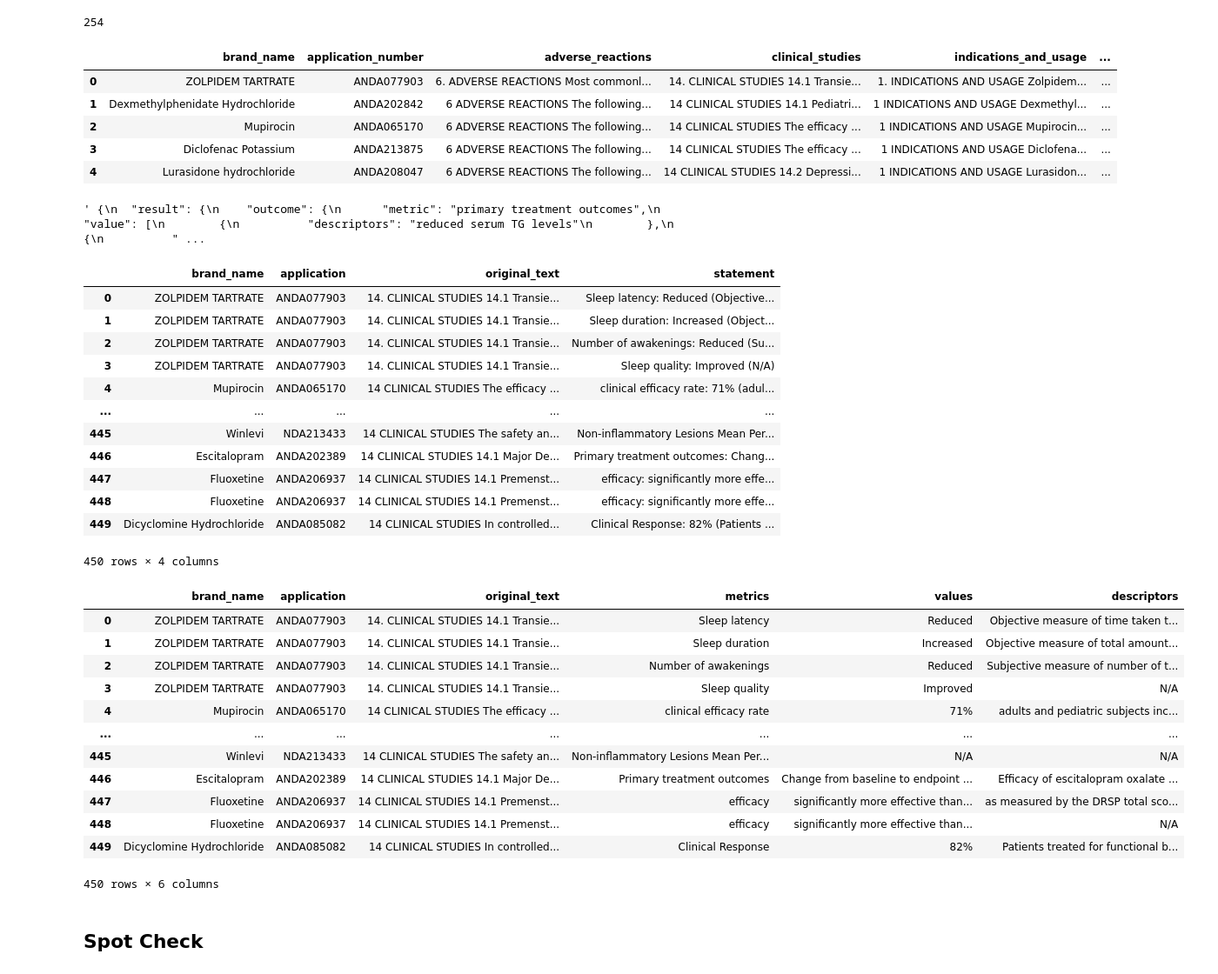
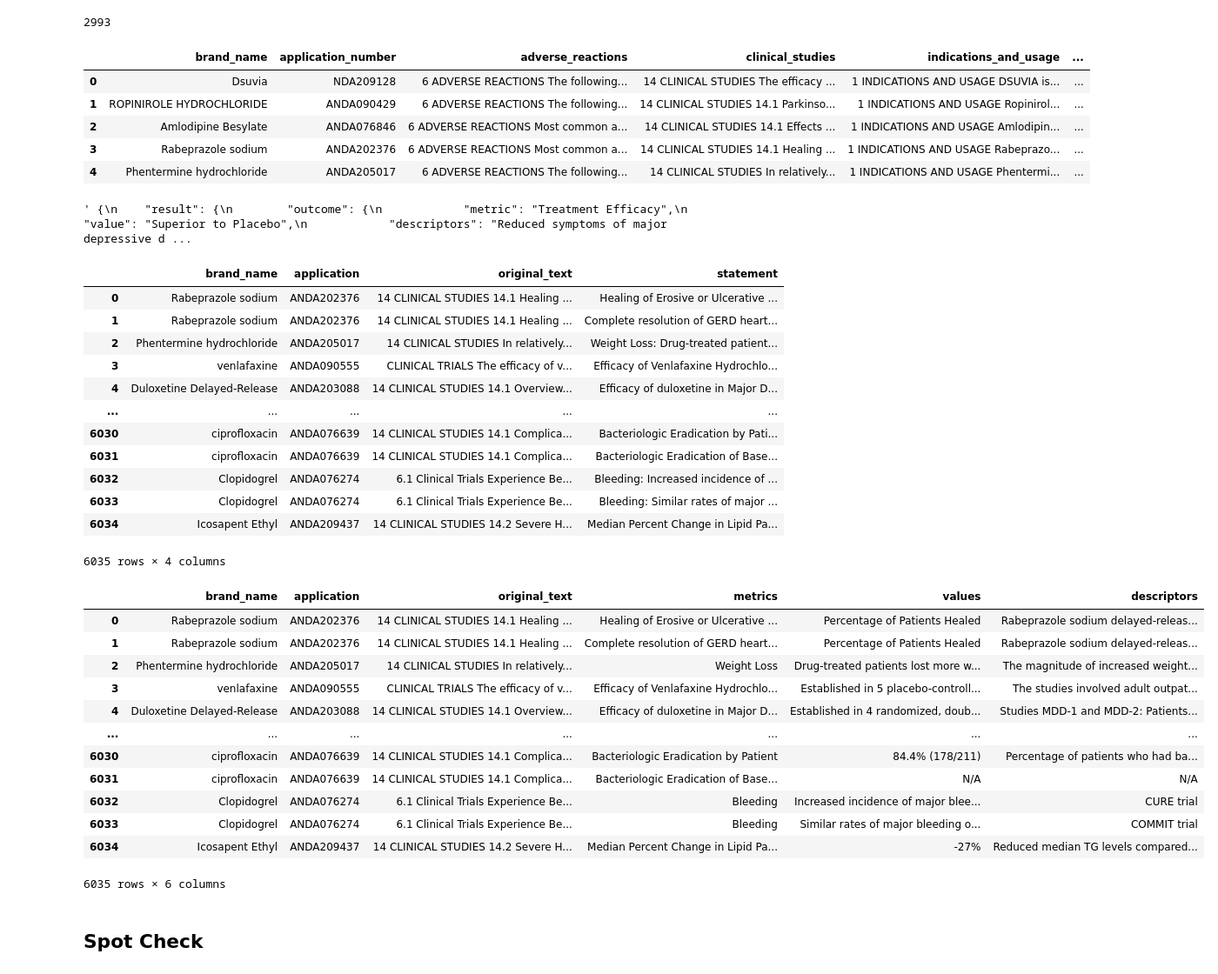
Before and after one commit to GenomicMedLab/fda-nlp, a Jupyter notebook: DGIdb/random-test/process-data.ipynb, the cells around one changed output. Shown at 87% size. Drawn from its saved outputs; the diff is of its cells as text; code cells hidden in the pictures.

```diff
--- a/DGIdb/random-test/process-data.ipynb
+++ b/DGIdb/random-test/process-data.ipynb
@@ -9,7 +9,7 @@ directory = 'results/'
 df = pd.DataFrame()
 for file in natsorted(os.listdir(directory)):
     print(file)
-    tdf = pd.read_excel(f'{directory}/{file}').drop(columns='Unnamed: 0',axis=1)
+    tdf = pd.read_excel(f'{directory}/{file}',engine='openpyxl').drop(columns='Unnamed: 0',axis=1)
     df = pd.concat([df,tdf]).reset_index(drop=True)
 
 df[0:5]
@@ -40,13 +33,13 @@ df = df[df['application_number'].isnull()==False].reset_index(drop=True)
 print(len(df))
 df[0:5]
 # %% [output]
-254
+2993
 |  | brand_name | application_number | adverse_reactions | clinical_studies | indications_and_usage | ... |
-| 0 | ZOLPIDEM TARTRATE | ANDA077903 | 6. ADVERSE REACTIONS Most commonl... | 14. CLINICAL STUDIES 14.1 Transie... | 1. INDICATIONS AND USAGE Zolpidem... | ... |
-| 1 | Dexmethylphenidate Hydrochloride | ANDA202842 | 6 ADVERSE REACTIONS The following... | 14 CLINICAL STUDIES 14.1 Pediatri... | 1 INDICATIONS AND USAGE Dexmethyl... | ... |
-| 2 | Mupirocin | ANDA065170 | 6 ADVERSE REACTIONS The following... | 14 CLINICAL STUDIES The efficacy ... | 1 INDICATIONS AND USAGE Mupirocin... | ... |
-| 3 | Diclofenac Potassium | ANDA213875 | 6 ADVERSE REACTIONS The following... | 14 CLINICAL STUDIES The efficacy ... | 1 INDICATIONS AND USAGE Diclofena... | ... |
-| 4 | Lurasidone hydrochloride | ANDA208047 | 6 ADVERSE REACTIONS The following... | 14 CLINICAL STUDIES 14.2 Depressi... | 1 INDICATIONS AND USAGE Lurasidon... | ... |
+| 0 | Dsuvia | NDA209128 | 6 ADVERSE REACTIONS The following... | 14 CLINICAL STUDIES The efficacy ... | 1 INDICATIONS AND USAGE DSUVIA is... | ... |
+| 1 | ROPINIROLE HYDROCHLORIDE | ANDA090429 | 6 ADVERSE REACTIONS The following... | 14 CLINICAL STUDIES 14.1 Parkinso... | 1 INDICATIONS AND USAGE Ropinirol... | ... |
+| 2 | Amlodipine Besylate | ANDA076846 | 6 ADVERSE REACTIONS Most common a... | 14 CLINICAL STUDIES 14.1 Effects ... | 1 INDICATIONS AND USAGE Amlodipin... | ... |
+| 3 | Rabeprazole sodium | ANDA202376 | 6 ADVERSE REACTIONS Most common a... | 14 CLINICAL STUDIES 14.1 Healing ... | 1 INDICATIONS AND USAGE Rabeprazo... | ... |
+| 4 | Phentermine hydrochloride | ANDA205017 | 6 ADVERSE REACTIONS The following... | 14 CLINICAL STUDIES In relatively... | 1 INDICATIONS AND USAGE Phentermi... | ... |
 # %%
 import re
 
@@ -138,7 +131,7 @@ def equalize_list_lengths(list1, list2):
 # %%
 df['outcome_raw'][250]
 # %% [output]
-' {\n  "result": {\n    "outcome": {\n      "metric": "primary treatment outcomes",\n      "value": [\n        {\n          "descriptors": "reduced serum TG levels"\n        },\n        {\n          " ...
+' {\n    "result": {\n        "outcome": {\n            "metric": "Treatment Efficacy",\n            "value": "Superior to Placebo",\n            "descriptors": "Reduced symptoms of major depressive d ...
 # %%
 # Datafame Format 1: (combined statements)
 statements = []
@@ -149,8 +142,8 @@ texts = []
 position = 0
 for outcome in df['outcome_raw']:
 
-    if position == 250: # TODO: handle no valid value extracted
-        continue
+    # if position == 250: # TODO: handle no valid value extracted
+    #     continue
 
     brand_name = df['brand_name'][position]
     app_no = df['application_number'][position]
@@ -177,18 +170,18 @@ data_format1 = pd.DataFrame().assign(brand_name=brands,application=apps,original
 data_format1
 # %% [output]
 |  | brand_name | application | original_text | statement |
-| 0 | ZOLPIDEM TARTRATE | ANDA077903 | 14. CLINICAL STUDIES 14.1 Transie... | Sleep latency: Reduced (Objective... |
-| 1 | ZOLPIDEM TARTRATE | ANDA077903 | 14. CLINICAL STUDIES 14.1 Transie... | Sleep duration: Increased (Object... |
-| 2 | ZOLPIDEM TARTRATE | ANDA077903 | 14. CLINICAL STUDIES 14.1 Transie... | Number of awakenings: Reduced (Su... |
-| 3 | ZOLPIDEM TARTRATE | ANDA077903 | 14. CLINICAL STUDIES 14.1 Transie... | Sleep quality: Improved (N/A) |
-| 4 | Mupirocin | ANDA065170 | 14 CLINICAL STUDIES The efficacy ... | clinical efficacy rate: 71% (adul... |
+| 0 | Rabeprazole sodium | ANDA202376 | 14 CLINICAL STUDIES 14.1 Healing ... | Healing of Erosive or Ulcerative ... |
+| 1 | Rabeprazole sodium | ANDA202376 | 14 CLINICAL STUDIES 14.1 Healing ... | Complete resolution of GERD heart... |
+| 2 | Phentermine hydrochloride | ANDA205017 | 14 CLINICAL STUDIES In relatively... | Weight Loss: Drug-treated patient... |
+| 3 | venlafaxine | ANDA090555 | CLINICAL TRIALS The efficacy of v... | Efficacy of Venlafaxine Hydrochlo... |
+| 4 | Duloxetine Delayed-Release | ANDA203088 | 14 CLINICAL STUDIES 14.1 Overview... | Efficacy of duloxetine in Major D... |
 | ... | ... | ... | ... | ... |
-| 445 | Winlevi | NDA213433 | 14 CLINICAL STUDIES The safety an... | Non-inflammatory Lesions Mean Per... |
-| 446 | Escitalopram | ANDA202389 | 14 CLINICAL STUDIES 14.1 Major De... | Primary treatment outcomes: Chang... |
-| 447 | Fluoxetine | ANDA206937 | 14 CLINICAL STUDIES 14.1 Premenst... | efficacy: significantly more effe... |
-| 448 | Fluoxetine | ANDA206937 | 14 CLINICAL STUDIES 14.1 Premenst... | efficacy: significantly more effe... |
-| 449 | Dicyclomine Hydrochloride | ANDA085082 | 14 CLINICAL STUDIES In controlled... | Clinical Response: 82% (Patients ... |
+| 6030 | ciprofloxacin | ANDA076639 | 14 CLINICAL STUDIES 14.1 Complica... | Bacteriologic Eradication by Pati... |
+| 6031 | ciprofloxacin | ANDA076639 | 14 CLINICAL STUDIES 14.1 Complica... | Bacteriologic Eradication of Base... |
+| 6032 | Clopidogrel | ANDA076274 | 6.1 Clinical Trials Experience Be... | Bleeding: Increased incidence of ... |
+| 6033 | Clopidogrel | ANDA076274 | 6.1 Clinical Trials Experience Be... | Bleeding: Similar rates of major ... |
+| 6034 | Icosapent Ethyl | ANDA209437 | 14 CLINICAL STUDIES 14.2 Severe H... | Median Percent Change in Lipid Pa... |
-450 rows × 4 columns
+6035 rows × 4 columns
 # %%
 # Datafame Format 2: (separated metrics, values, descriptors)
 metric_list = []
@@ -202,44 +195,44 @@ apps = []
 position = 0
 for outcome in df['outcome_raw']:
 
-    if position == 250:
-        continue
+    # if position == 250:
+    #     continue
 
     brand_name = df['brand_name'][position]
     app_no = df['application_number'][position]
     original_text = df['clinical_studies'][position]
 
     metrics = extract_metrics(outcome)
     values = extract_values(outcome)
     descriptors = extract_descriptors(outcome)
 
     equalize_list_lengths(metrics, values)
     equalize_list_lengths(metrics, descriptors)
 
     for i in range(len(metrics)):
         metric_list.append(metrics[i])
         value_list.append(values[i])
         descriptor_list.append(descriptors[i])
 
         texts.append(original_text)
         brands.append(brand_name)
         apps.append(app_no)
 
     position += 1
 
 data_format2 = pd.DataFrame().assign(brand_name=brands,application=apps,original_text=texts,metrics=metric_list,values=value_list,descriptors=descriptor_list)
 data_format2
 # %% [output]
 |  | brand_name | application | original_text | metrics | values | descriptors |
-| 0 | ZOLPIDEM TARTRATE | ANDA077903 | 14. CLINICAL STUDIES 14.1 Transie... | Sleep latency | Reduced | Objective measure of time taken t... |
-| 1 | ZOLPIDEM TARTRATE | ANDA077903 | 14. CLINICAL STUDIES 14.1 Transie... | Sleep duration | Increased | Objective measure of total amount... |
-| 2 | ZOLPIDEM TARTRATE | ANDA077903 | 14. CLINICAL STUDIES 14.1 Transie... | Number of awakenings | Reduced | Subjective measure of number of t... |
-| 3 | ZOLPIDEM TARTRATE | ANDA077903 | 14. CLINICAL STUDIES 14.1 Transie... | Sleep quality | Improved | N/A |
-| 4 | Mupirocin | ANDA065170 | 14 CLINICAL STUDIES The efficacy ... | clinical efficacy rate | 71% | adults and pediatric subjects inc... |
+| 0 | Rabeprazole sodium | ANDA202376 | 14 CLINICAL STUDIES 14.1 Healing ... | Healing of Erosive or Ulcerative ... | Percentage of Patients Healed | Rabeprazole sodium delayed-releas... |
+| 1 | Rabeprazole sodium | ANDA202376 | 14 CLINICAL STUDIES 14.1 Healing ... | Complete resolution of GERD heart... | Percentage of Patients Healed | Rabeprazole sodium delayed-releas... |
+| 2 | Phentermine hydrochloride | ANDA205017 | 14 CLINICAL STUDIES In relatively... | Weight Loss | Drug-treated patients lost more w... | The magnitude of increased weight... |
+| 3 | venlafaxine | ANDA090555 | CLINICAL TRIALS The efficacy of v... | Efficacy of Venlafaxine Hydrochlo... | Established in 5 placebo-controll... | The studies involved adult outpat... |
+| 4 | Duloxetine Delayed-Release | ANDA203088 | 14 CLINICAL STUDIES 14.1 Overview... | Efficacy of duloxetine in Major D... | Established in 4 randomized, doub... | Studies MDD-1 and MDD-2: Patients... |
 | ... | ... | ... | ... | ... | ... | ... |
-| 445 | Winlevi | NDA213433 | 14 CLINICAL STUDIES The safety an... | Non-inflammatory Lesions Mean Per... | N/A | N/A |
-| 446 | Escitalopram | ANDA202389 | 14 CLINICAL STUDIES 14.1 Major De... | Primary treatment outcomes | Change from baseline to endpoint ... | Efficacy of escitalopram oxalate ... |
-| 447 | Fluoxetine | ANDA206937 | 14 CLINICAL STUDIES 14.1 Premenst... | efficacy | significantly more effective than... | as measured by the DRSP total sco... |
-| 448 | Fluoxetine | ANDA206937 | 14 CLINICAL STUDIES 14.1 Premenst... | efficacy | significantly more effective than... | N/A |
-| 449 | Dicyclomine Hydrochloride | ANDA085082 | 14 CLINICAL STUDIES In controlled... | Clinical Response | 82% | Patients treated for functional b... |
+| 6030 | ciprofloxacin | ANDA076639 | 14 CLINICAL STUDIES 14.1 Complica... | Bacteriologic Eradication by Patient | 84.4% (178/211) | Percentage of patients who had ba... |
+| 6031 | ciprofloxacin | ANDA076639 | 14 CLINICAL STUDIES 14.1 Complica... | Bacteriologic Eradication of Base... | N/A | N/A |
+| 6032 | Clopidogrel | ANDA076274 | 6.1 Clinical Trials Experience Be... | Bleeding | Increased incidence of major blee... | CURE trial |
+| 6033 | Clopidogrel | ANDA076274 | 6.1 Clinical Trials Experience Be... | Bleeding | Similar rates of major bleeding o... | COMMIT trial |
+| 6034 | Icosapent Ethyl | ANDA209437 | 14 CLINICAL STUDIES 14.2 Severe H... | Median Percent Change in Lipid Pa... | -27% | Reduced median TG levels compared... |
-450 rows × 6 columns
+6035 rows × 6 columns
```
Also changed, not shown: parts of 9 cells of this notebook, 2 other files.
